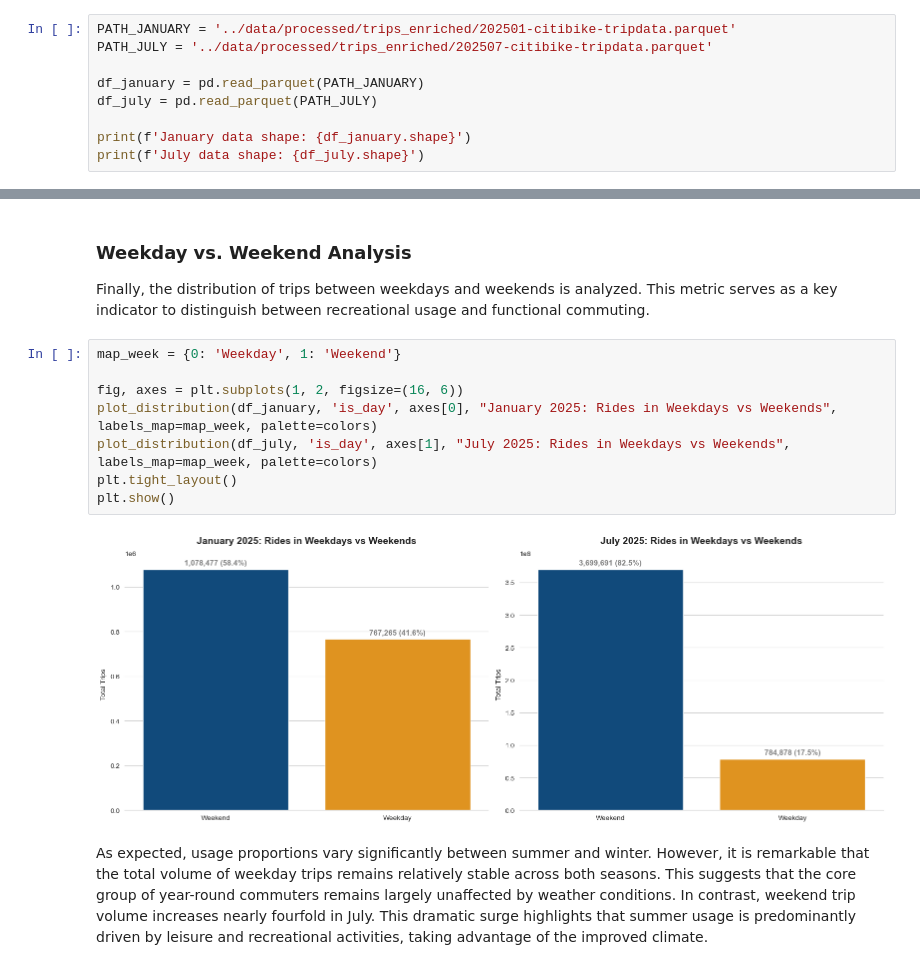
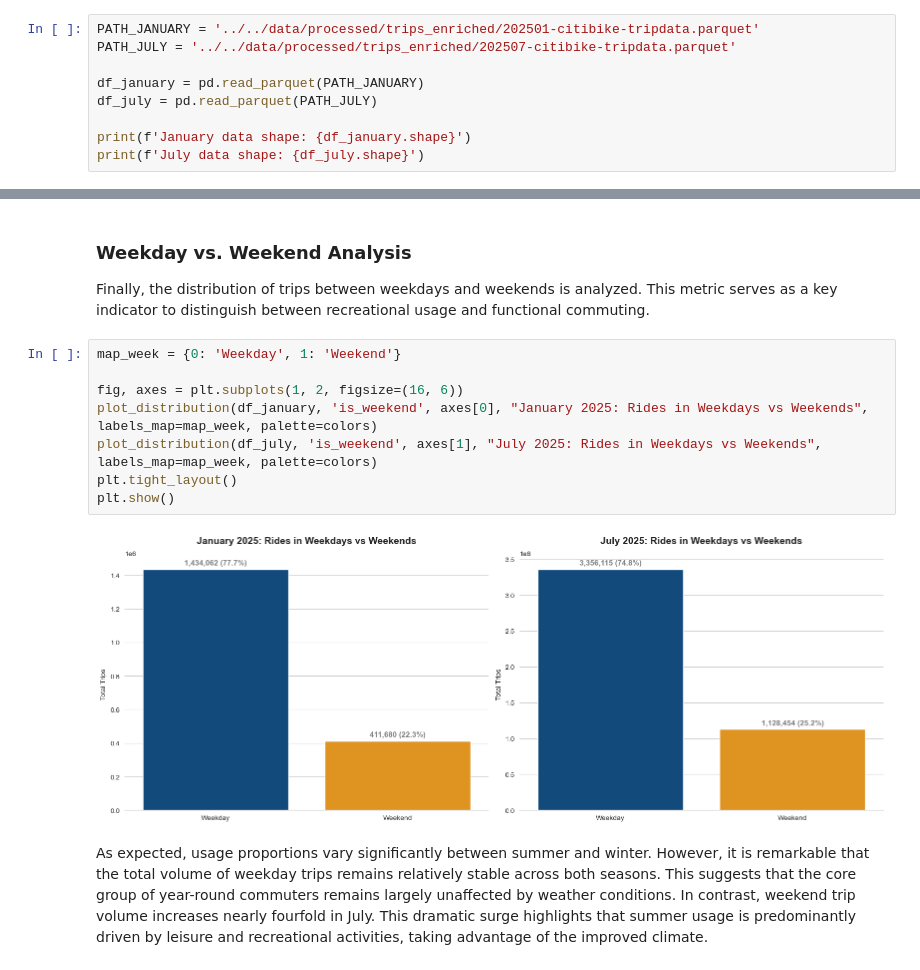
Before and after one commit to miguel-regato/nyc-bike-analysis, a Jupyter notebook: notebooks/v1_analysis/05_seasonal_analysis.ipynb, the cells around one changed output, grey strips where cells are left out. Saved outputs shown, nothing was run; the diff lists cells and outputs as text.

Commit message:
Folder reorganization and new trips analysis

```diff
--- a/notebooks/05_seasonal_analysis.ipynb
+++ b/notebooks/v1_analysis/05_seasonal_analysis.ipynb
@@ -16,8 +16,8 @@ import numpy as np
 
 Load trips data from January and July Parquet
 # %%
-PATH_JANUARY = '../data/processed/trips_enriched/202501-citibike-tripdata.parquet'
-PATH_JULY = '../data/processed/trips_enriched/202507-citibike-tripdata.parquet'
+PATH_JANUARY = '../../data/processed/trips_enriched/202501-citibike-tripdata.parquet'
+PATH_JULY = '../../data/processed/trips_enriched/202507-citibike-tripdata.parquet'
 
 df_january = pd.read_parquet(PATH_JANUARY)
 df_july = pd.read_parquet(PATH_JULY)
@@ -275,12 +275,12 @@ Finally, the distribution of trips between weekdays and weekends is analyzed. Th
 # %%
 map_week = {0: 'Weekday', 1: 'Weekend'}
 
 fig, axes = plt.subplots(1, 2, figsize=(16, 6))
-plot_distribution(df_january, 'is_day', axes[0], "January 2025: Rides in Weekdays vs Weekends", labels_map=map_week, palette=colors)
-plot_distribution(df_july, 'is_day', axes[1], "July 2025: Rides in Weekdays vs Weekends", labels_map=map_week, palette=colors)
+plot_distribution(df_january, 'is_weekend', axes[0], "January 2025: Rides in Weekdays vs Weekends", labels_map=map_week, palette=colors)
+plot_distribution(df_july, 'is_weekend', axes[1], "July 2025: Rides in Weekdays vs Weekends", labels_map=map_week, palette=colors)
 plt.tight_layout()
 plt.show()
 # %% [output]
-[figure, old version]
+[figure, new version]
 # %% [markdown]
 As expected, usage proportions vary significantly between summer and winter. However, it is remarkable that the total volume of weekday trips remains relatively stable across both seasons. This suggests that the core group of year-round commuters remains largely unaffected by weather conditions. In contrast, weekend trip volume increases nearly fourfold in July. This dramatic surge highlights that summer usage is predominantly driven by leisure and recreational activities, taking advantage of the improved climate.
```
Also changed, not shown: parts of 2 cells of this notebook, 11 other files.
